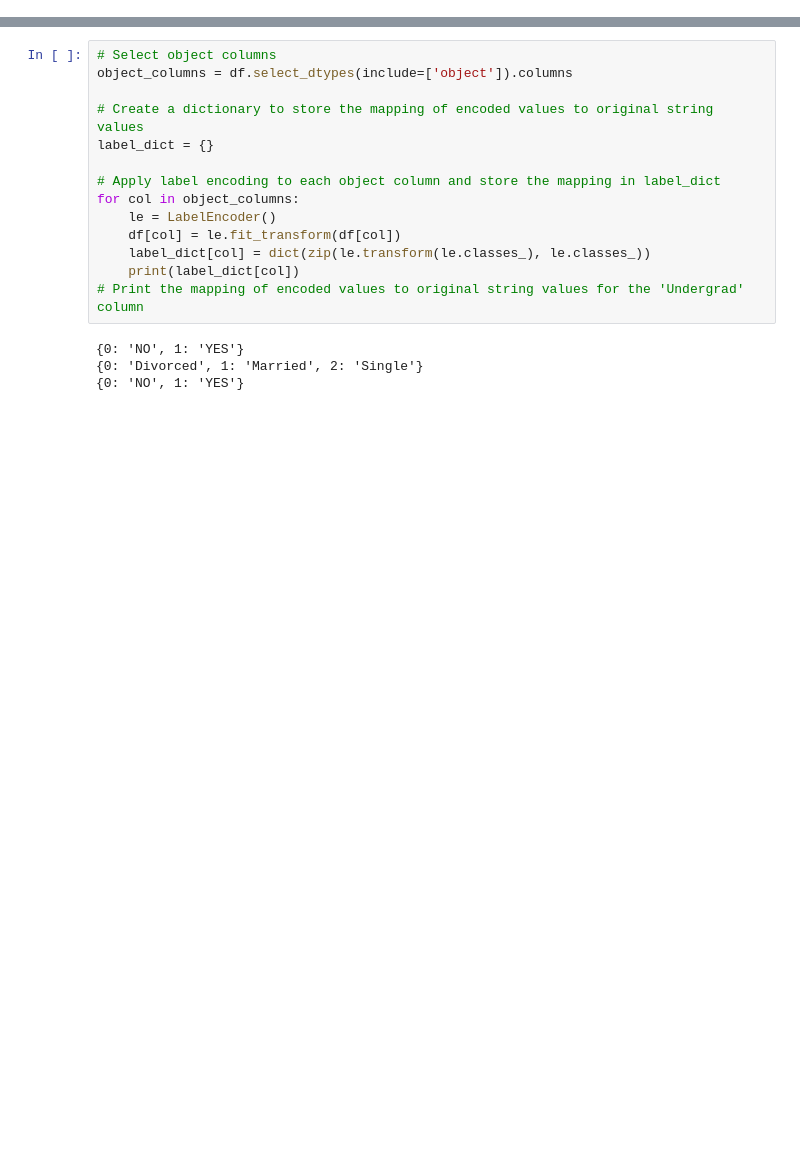
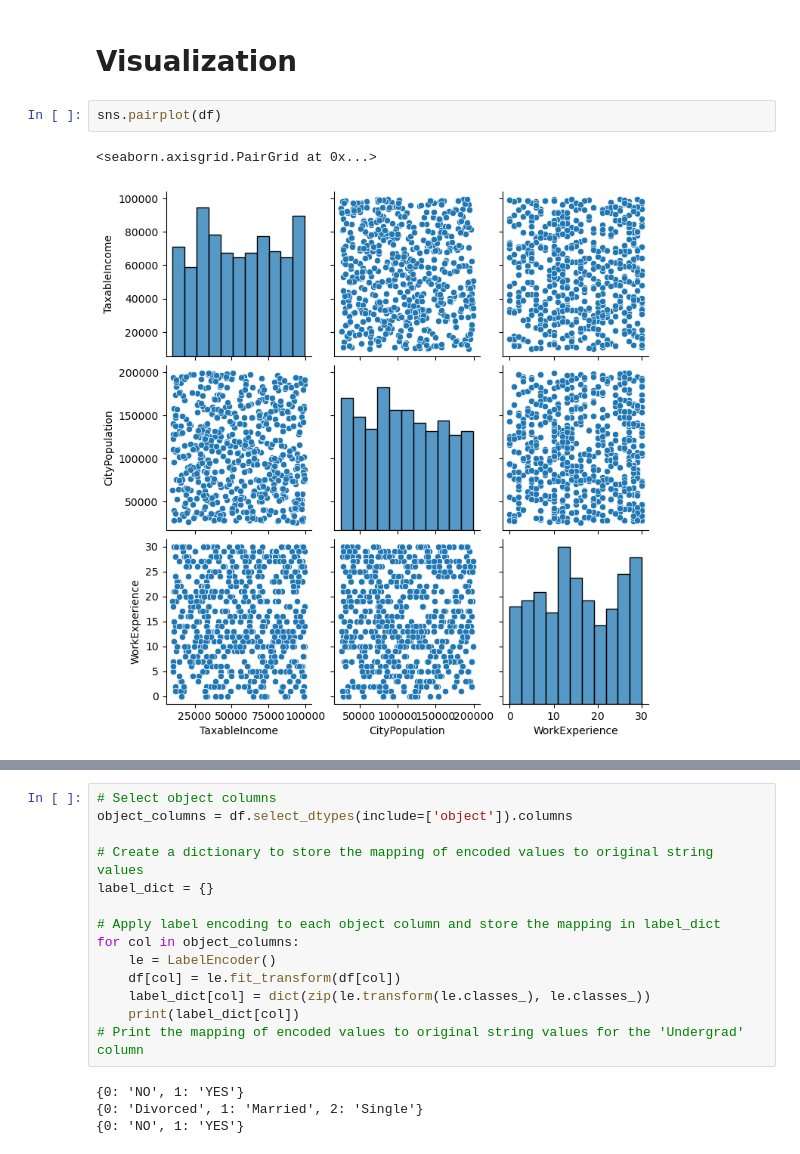
Before and after one commit to Apoorva023/Excelr-Assignment, a Jupyter notebook: Decision tree/Decision Tree Fraud Check.ipynb, the cells around one changed output, grey strips where cells are left out. Cells and saved outputs as stored; diff of their text form; blank space fills up the shorter version.

```diff
--- a/Decision tree/Decision Tree Fraud Check.ipynb
+++ b/Decision tree/Decision Tree Fraud Check.ipynb
@@ -32,0 +80,7 @@ memory usage: 28.2+ KB
+# %% [markdown]
+# Visualization
+# %%
+sns.pairplot(df)
+# %% [output]
+<seaborn.axisgrid.PairGrid at 0x...>
+[figure, added]
```
Also changed, not shown: parts of 35 cells of this notebook.
